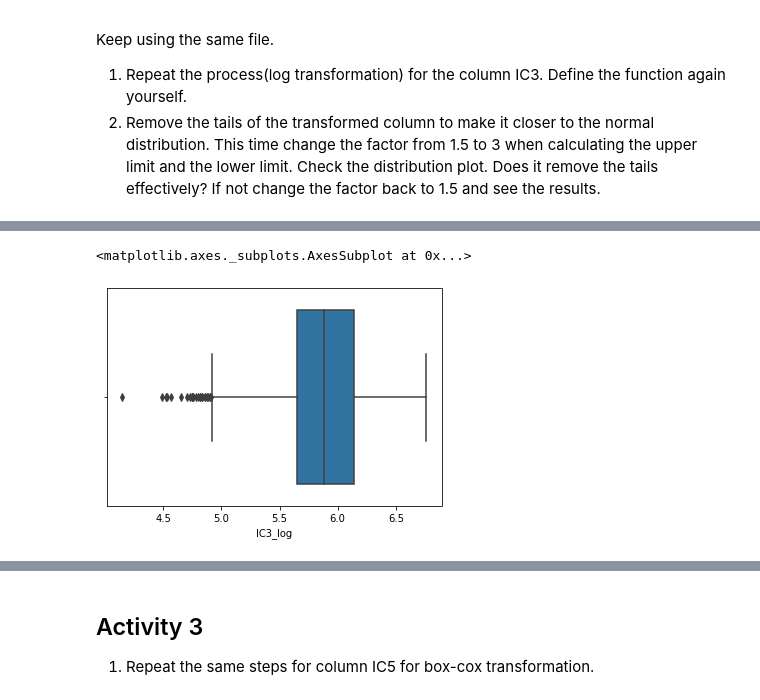
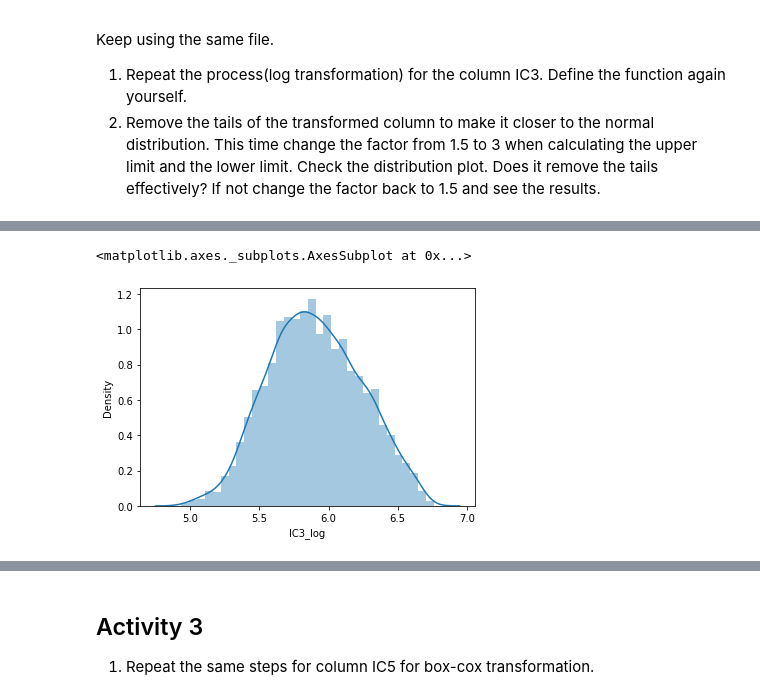
Before and after one commit to diegomarlop/Actiivities_IH, a Jupyter notebook: Activities_1_07.ipynb, the cells around one changed output, grey strips where cells are left out. Cells and saved outputs as stored; diff of their text form; code cells hidden in the pictures.

```diff
--- a/Activities_1_07.ipynb
+++ b/Activities_1_07.ipynb
@@ -84,0 +96,7 @@ data['IC3_log']=ic3_log
+# %%
+#con 1.5
+iqr = np.percentile(data['IC3_log'],75)- np.percentile(data['IC3_log'],25)
+upper_limit = np.percentile(data['IC3_log'],75)+1.5*iqr
+lower_limit = np.percentile(data['IC3_log'],25)-1.5*iqr
+# %%
+data = data[(data['IC3_log']>lower_limit) & (data['IC3_log']<upper_limit)]
@@ -89,0 +113,8 @@ sns.distplot(data['IC3_log'])
+# %%
+# con 3
+iqr = np.percentile(data['IC3_log'],75)- np.percentile(data['IC3_log'],25)
+upper_limit = np.percentile(data['IC3_log'],75)+3*iqr
+lower_limit = np.percentile(data['IC3_log'],25)-3*iqr
+# %%
+data = data[(data['IC3_log']>lower_limit) & (data['IC3_log']<upper_limit)]
+sns.boxplot(data['IC3_log'])
@@ -90,5 +124,5 @@ sns.distplot(data['IC3_log'])
 # %%
-sns.boxplot(data['IC3_log'])
+sns.distplot(data['IC3_log'])
 # %% [output]
 <matplotlib.axes._subplots.AxesSubplot at 0x...>
-[figure, old version]
+[figure, new version]
```
Also changed, not shown: parts of 14 cells of this notebook.
